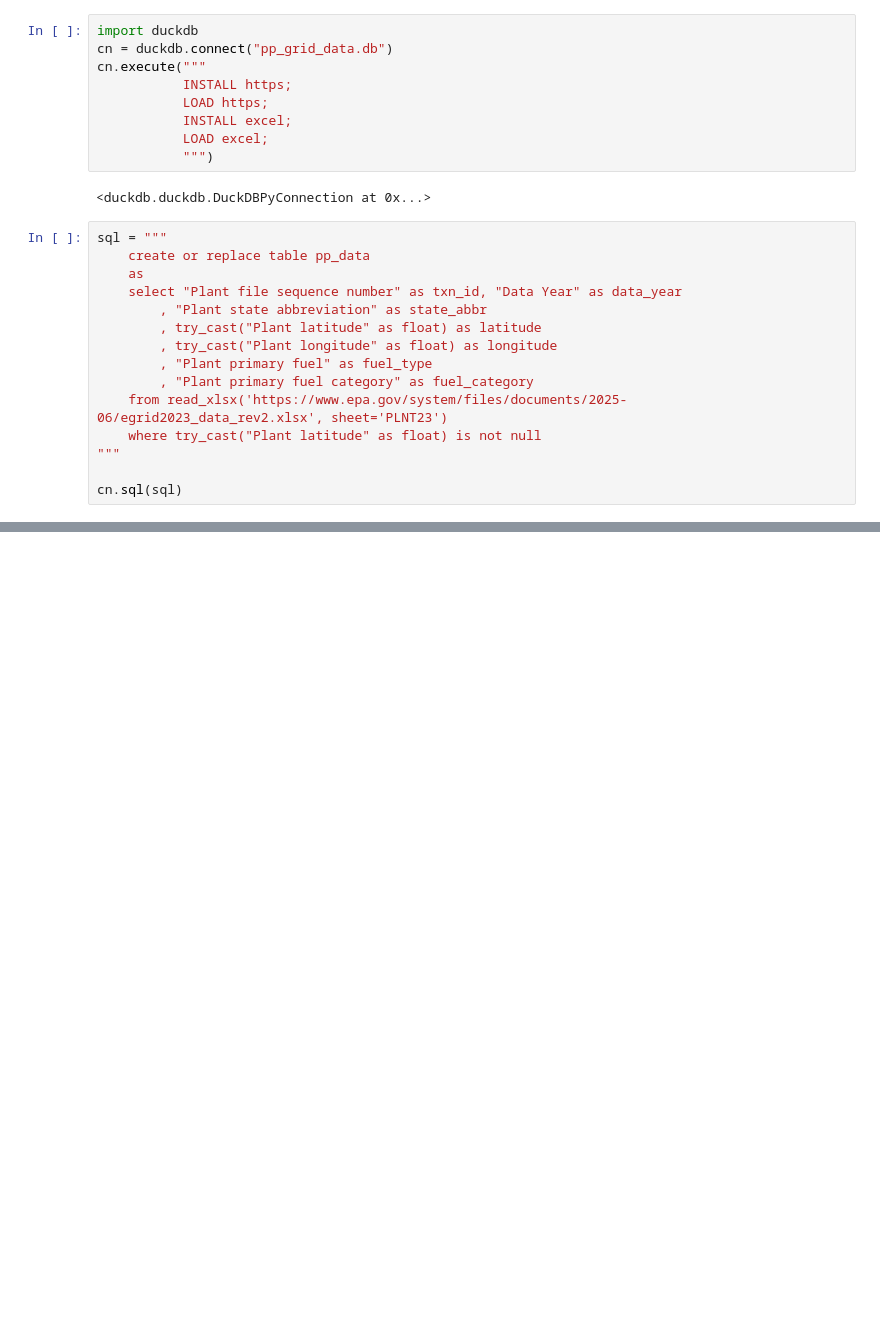
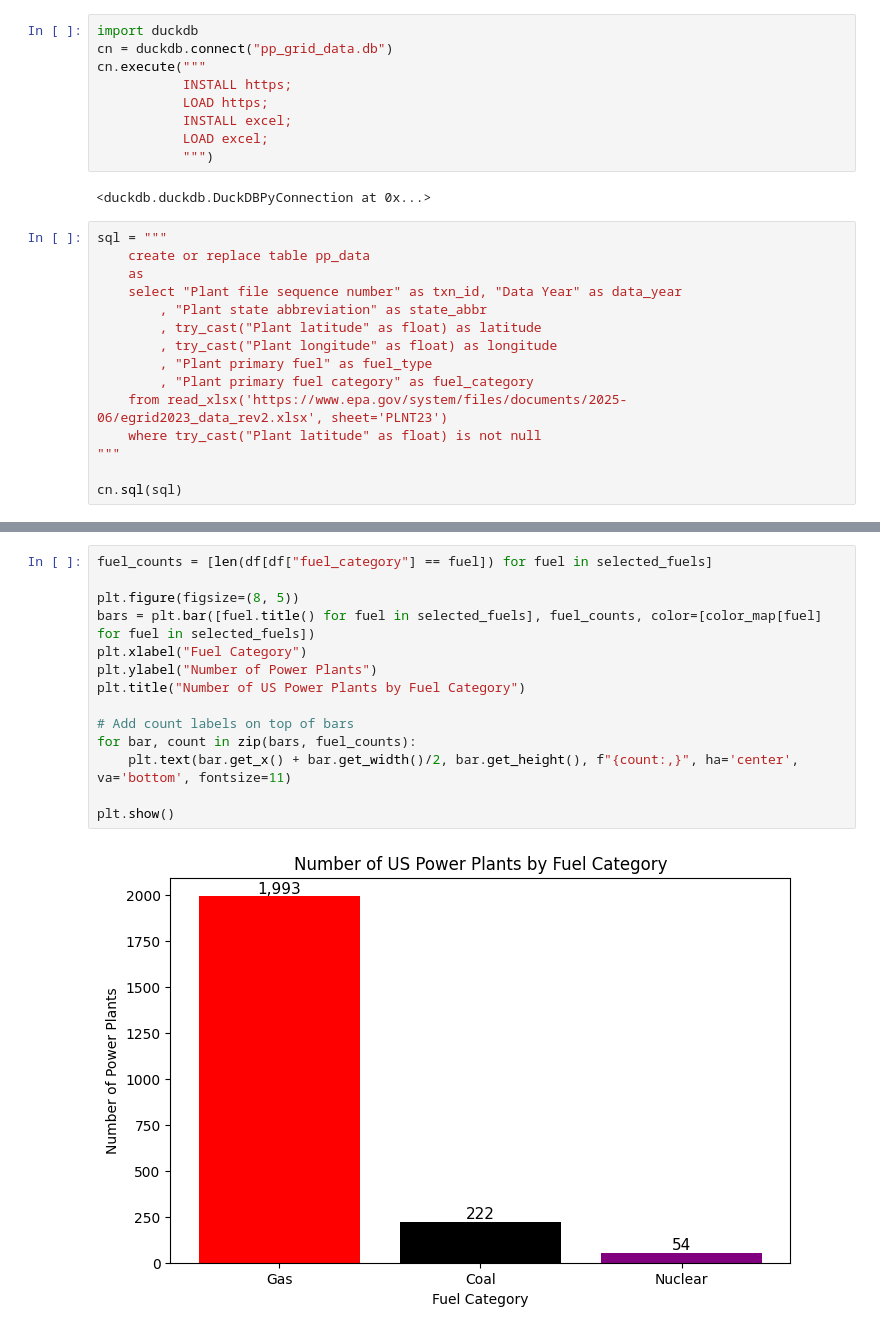
Before and after one commit to mattmartin14/dream_machine, a Jupyter notebook: sandbox/power and maps/scratchpad.ipynb, the cells around one changed output, grey strips where cells are left out. Saved outputs shown, nothing was run; the diff lists cells and outputs as text; blank space fills up the shorter version.

```diff
--- a/sandbox/power and maps/scratchpad.ipynb
+++ b/sandbox/power and maps/scratchpad.ipynb
@@ -292,0 +95,16 @@ plt.show()
+# %%
+fuel_counts = [len(df[df["fuel_category"] == fuel]) for fuel in selected_fuels]
+
+plt.figure(figsize=(8, 5))
+bars = plt.bar([fuel.title() for fuel in selected_fuels], fuel_counts, color=[color_map[fuel] for fuel in selected_fuels])
+plt.xlabel("Fuel Category")
+plt.ylabel("Number of Power Plants")
+plt.title("Number of US Power Plants by Fuel Category")
+
+# Add count labels on top of bars
+for bar, count in zip(bars, fuel_counts):
+    plt.text(bar.get_x() + bar.get_width()/2, bar.get_height(), f"{count:,}", ha='center', va='bottom', fontsize=11)
+
+plt.show()
+# %% [output]
+[figure, added]
```
Also changed, not shown: parts of 10 cells of this notebook.
